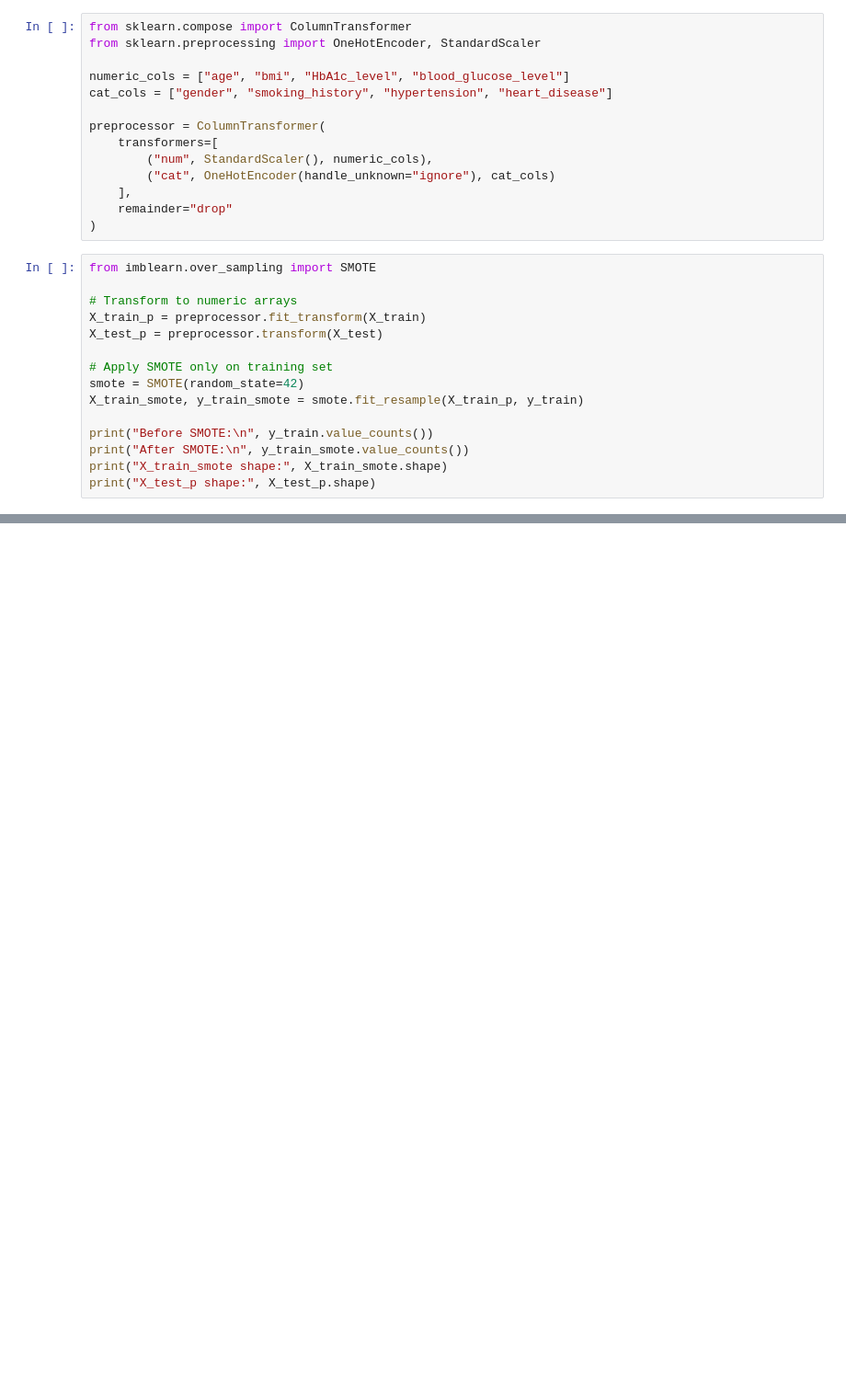
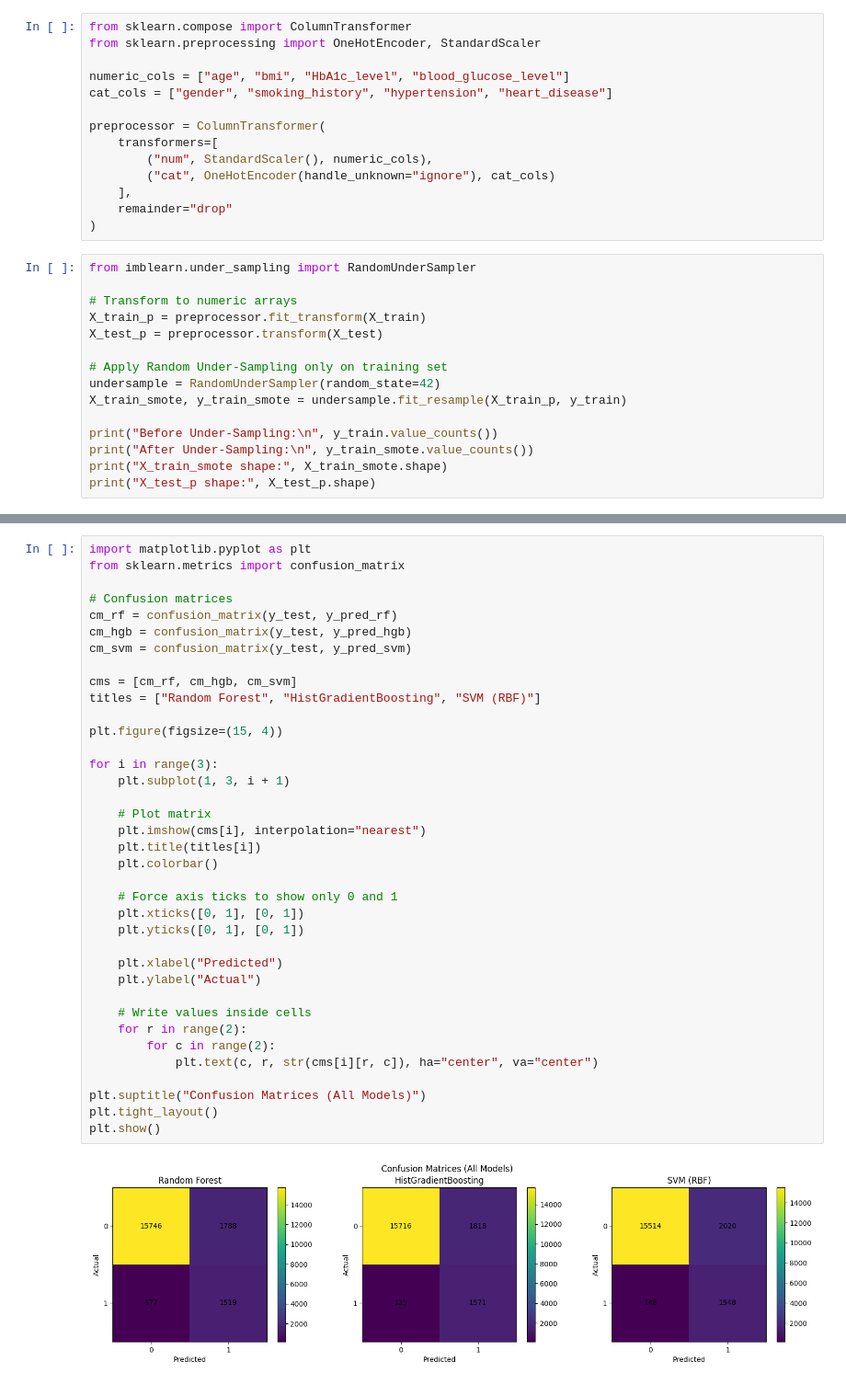
Before and after one commit to Sindhu809/sindhu-ds-project, a Jupyter notebook: final project.ipynb, the cells around one changed output, grey strips where cells are left out. Shown at 92% size. Cells and saved outputs as stored; diff of their text form; blank space fills up the shorter version.

```diff
--- a/final project.ipynb
+++ b/final project.ipynb
@@ -270,18 +270,18 @@ preprocessor = ColumnTransformer(
     remainder="drop"
 )
 # %%
-from imblearn.over_sampling import SMOTE
+from imblearn.under_sampling import RandomUnderSampler
 
 # Transform to numeric arrays
 X_train_p = preprocessor.fit_transform(X_train)
 X_test_p = preprocessor.transform(X_test)
 
-# Apply SMOTE only on training set
-smote = SMOTE(random_state=42)
-X_train_smote, y_train_smote = smote.fit_resample(X_train_p, y_train)
+# Apply Random Under-Sampling only on training set
+undersample = RandomUnderSampler(random_state=42)
+X_train_smote, y_train_smote = undersample.fit_resample(X_train_p, y_train)
 
-print("Before SMOTE:\n", y_train.value_counts())
-print("After SMOTE:\n", y_train_smote.value_counts())
+print("Before Under-Sampling:\n", y_train.value_counts())
+print("After Under-Sampling:\n", y_train_smote.value_counts())
 print("X_train_smote shape:", X_train_smote.shape)
 print("X_test_p shape:", X_test_p.shape)
 # %% [output]
@@ -299,0 +422,39 @@ X_test_p shape: (19230, 17)
+# %%
+import matplotlib.pyplot as plt
+from sklearn.metrics import confusion_matrix
+
+# Confusion matrices
+cm_rf = confusion_matrix(y_test, y_pred_rf)
+cm_hgb = confusion_matrix(y_test, y_pred_hgb)
+cm_svm = confusion_matrix(y_test, y_pred_svm)
+
+cms = [cm_rf, cm_hgb, cm_svm]
+titles = ["Random Forest", "HistGradientBoosting", "SVM (RBF)"]
+
+plt.figure(figsize=(15, 4))
+
+for i in range(3):
+    plt.subplot(1, 3, i + 1)
+
+    # Plot matrix
+    plt.imshow(cms[i], interpolation="nearest")
+    plt.title(titles[i])
+    plt.colorbar()
+
+    # Force axis ticks to show only 0 and 1
+    plt.xticks([0, 1], [0, 1])
+    plt.yticks([0, 1], [0, 1])
+
+    plt.xlabel("Predicted")
+    plt.ylabel("Actual")
+
+    # Write values inside cells
+    for r in range(2):
+        for c in range(2):
+            plt.text(c, r, str(cms[i][r, c]), ha="center", va="center")
+
+plt.suptitle("Confusion Matrices (All Models)")
+plt.tight_layout()
+plt.show()
+# %% [output]
+[figure, added]
```
Also changed, not shown: parts of 11 cells of this notebook.
